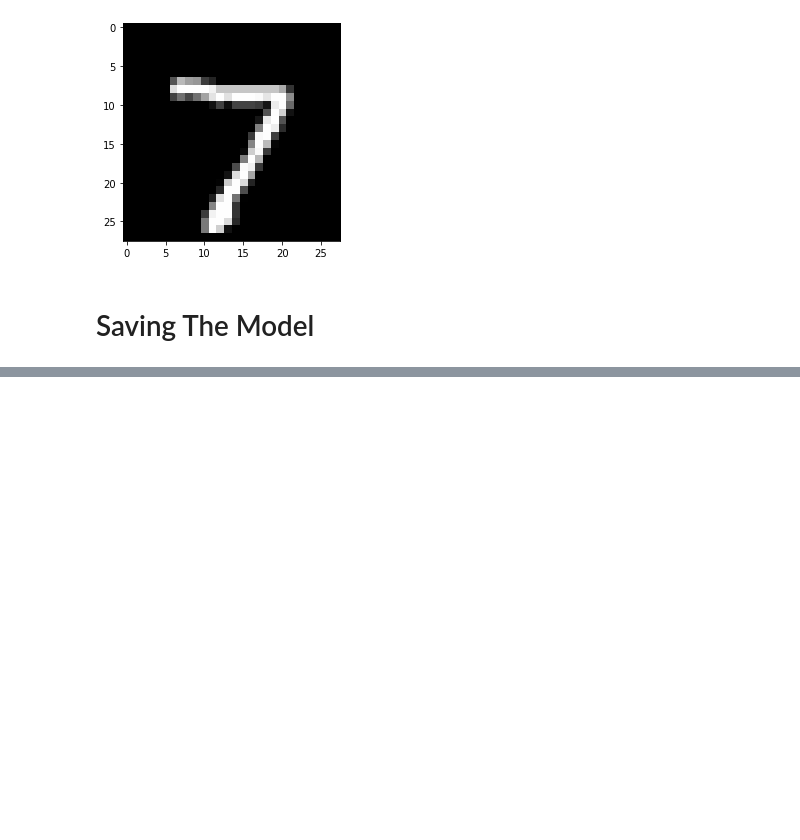
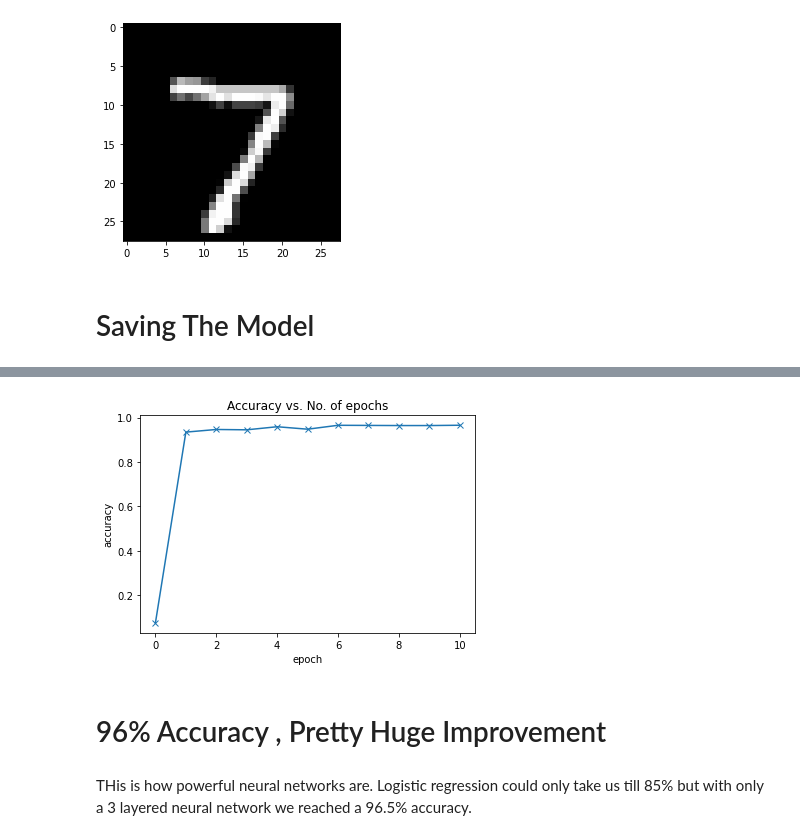
Before and after one commit to yagyesh-bobde/MNIST-Image-Classification, a Jupyter notebook: MNISTdeepLearning.ipynb, the cells around one changed output, grey strips where cells are left out. Cells and saved outputs as stored; diff of their text form; code cells hidden in the pictures; blank space fills up the shorter version.

```diff
--- a/MNISTdeepLearning.ipynb
+++ b/MNISTdeepLearning.ipynb
@@ -356,0 +466,13 @@ torch.save(model.state_dict(), 'mnist-logistic.pth')
+# %%
+accuracies = [x['val_acc'] for x in history]
+plt.plot(accuracies, '-x')
+plt.xlabel('epoch')
+plt.ylabel('accuracy')
+plt.title('Accuracy vs. No. of epochs');
+# %% [output]
+[figure, added]
+# %% [markdown]
+# 96% Accuracy , Pretty Huge Improvement
+# %% [markdown]
+THis is how powerful neural networks are.
+Logistic regression could only take us till 85% but with only a 3 layered neural network we reached a 96.5% accuracy.
```
Also changed, not shown: parts of 18 cells of this notebook, 1 other file.
